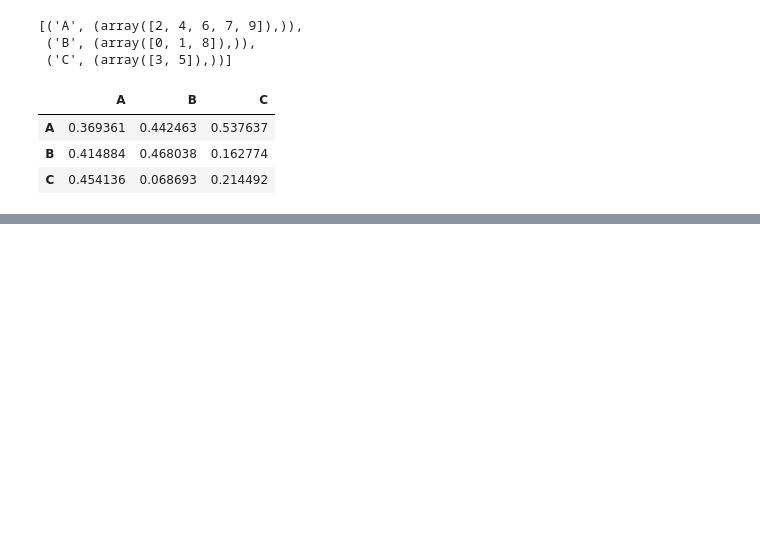
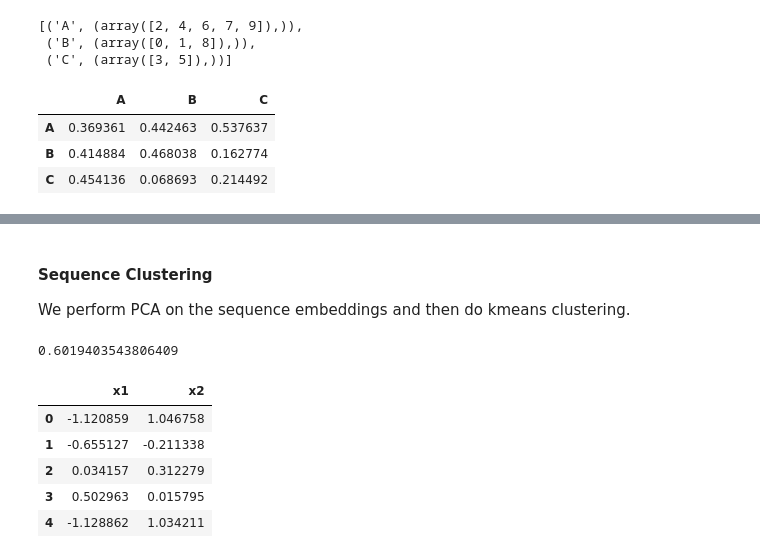
Before and after one commit to cran2367/sgt, a Jupyter notebook: python/sgt.ipynb, the cells around one changed output, grey strips where cells are left out. Cells and saved outputs as stored; diff of their text form; code cells hidden in the pictures; blank space fills up the shorter version.

```diff
--- a/python/sgt.ipynb
+++ b/python/sgt.ipynb
@@ -222,0 +83,2 @@ array(['B', 'B', 'A', 'C', 'A', 'C', 'A', 'A', 'B', 'A'], dtype='<U1')
+# %%
+X=protein_data['Sequence']
@@ -222,0 +112,19 @@ array(['B', 'B', 'A', 'C', 'A', 'C', 'A', 'A', 'B', 'A'], dtype='<U1')
+# %% [markdown]
+#### Sequence Clustering
+We perform PCA on the sequence embeddings and then do kmeans clustering.
+# %%
+pca = PCA(n_components=2)
+pca.fit(embedding)
+X=pca.transform(embedding)
+
+print(np.sum(pca.explained_variance_ratio_))
+df = pd.DataFrame(data=X, columns=['x1', 'x2'])
+df.head()
+# %% [output]
+0.6019403543806409
+|  | x1 | x2 |
+| 0 | -1.120859 | 1.046758 |
+| 1 | -0.655127 | -0.211338 |
+| 2 | 0.034157 | 0.312279 |
+| 3 | 0.502963 | 0.015795 |
+| 4 | -1.128862 | 1.034211 |
```
Also changed, not shown: parts of 44 cells of this notebook, 26 other files.
